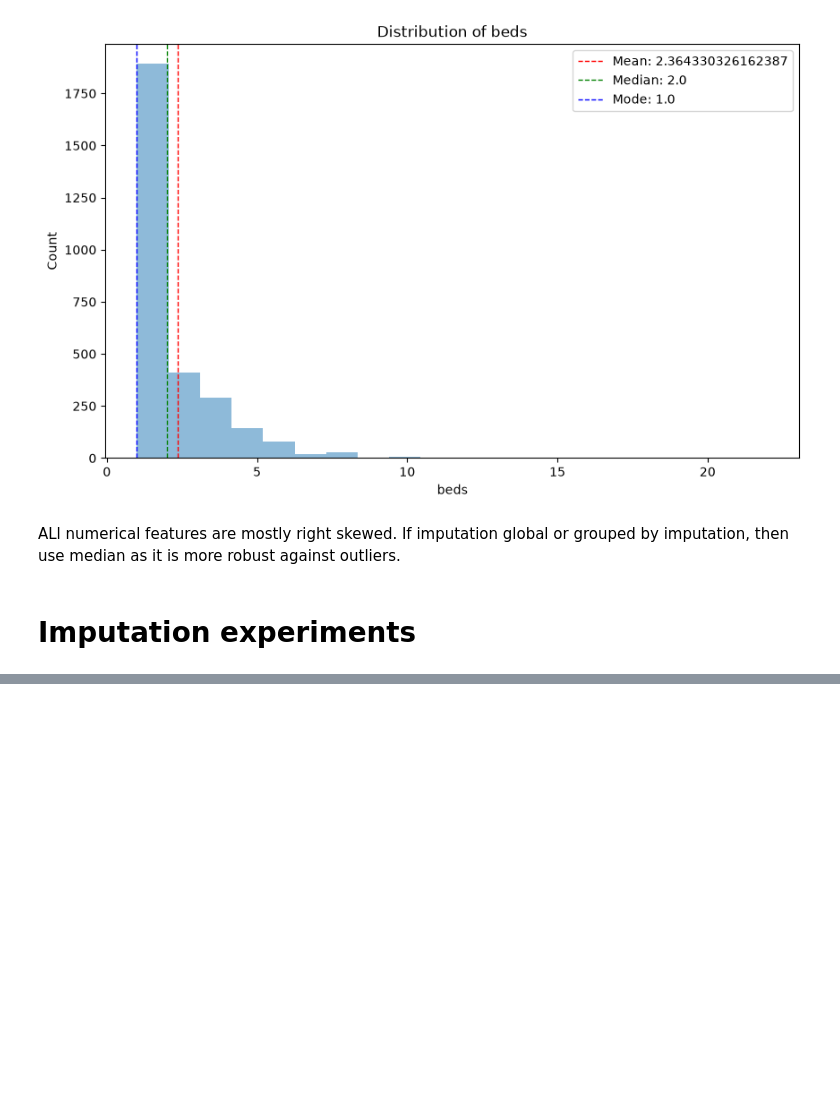
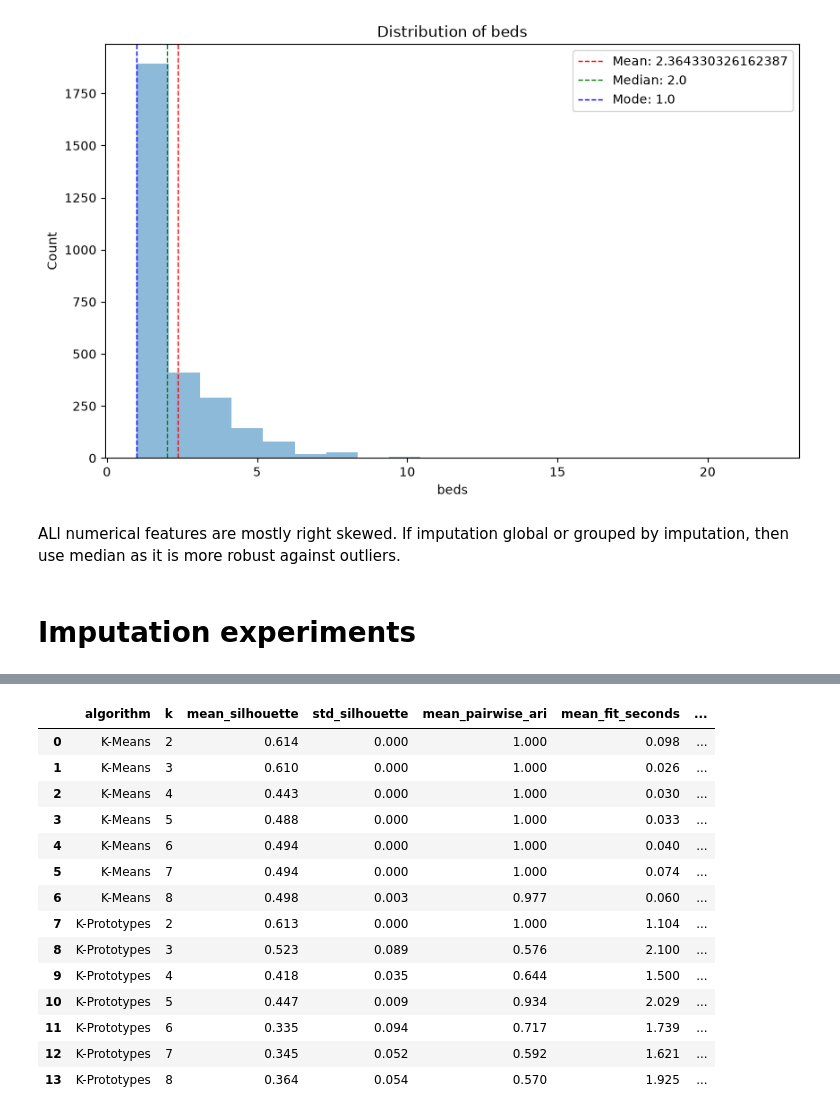
Before and after one commit to Petterluring/4dt911-vis-project-research, a Jupyter notebook: notebooks/experimentations/clustering.ipynb, the cells around one changed output, grey strips where cells are left out. Drawn from its saved outputs; the diff is of its cells as text; code cells hidden in the pictures; blank space fills up the shorter version.

```diff
--- a/notebooks/experimentations/clustering.ipynb
+++ b/notebooks/experimentations/clustering.ipynb
@@ -318,0 +391,91 @@ display(imputation_errors.pivot_table(
+# %%
+def fit_clustering_model(algorithm: str, k: int, seed: int):
+    """Fit one clustering model and return (fitted model, labels, seconds)."""
+    started = perf_counter()
+    if algorithm == "K-Means":
+        model = KMeans(n_clusters=k, n_init=10, random_state=seed)
+        labels = model.fit_predict(X_kmeans)
+    elif algorithm == "K-Prototypes":
+        model = KPrototypes(
+            n_clusters=k,
+            init="Cao",
+            n_init=2,
+            max_iter=100,
+            random_state=seed,
+            verbose=0,
+        )
+        labels = model.fit_predict(X_kprototypes, categorical=CATEGORICAL_INDICES)
+    else:
+        raise ValueError(f"Unknown algorithm: {algorithm}")
+    return model, np.asarray(labels, dtype=int), perf_counter() - started
+
+
+def evaluate_clustering():
+    """Evaluate fit quality and stability, retaining fits for later inspection."""
+    evaluations = []
+    fitted_models = {}
+    for algorithm in ["K-Means", "K-Prototypes"]:
+        for k in CLUSTER_COUNTS:
+            runs = []
+            for seed in RANDOM_SEEDS:
+                model, labels, duration = fit_clustering_model(algorithm, k, seed)
+                fitted_models[(algorithm, k, seed)] = (model, labels)
+                # Use a fixed random_state so the same subsample is used across runs.
+                if len(np.unique(labels)) > 1:
+                    silhouette = silhouette_score(
+                        X_evaluation,
+                        labels,
+                        sample_size=min(SILHOUETTE_SAMPLE_SIZE, len(labels)),
+                        random_state=42,
+                    )
+                else:
+                    silhouette = np.nan
+                runs.append(labels)
+                evaluations.append({
+                    "algorithm": algorithm,
+                    "k": k,
+                    "seed": seed,
+                    "silhouette": silhouette,
+                    "fit_seconds": duration,
+                    "smallest_cluster": int(np.bincount(labels, minlength=k).min()),
+                    "native_cost": float(model.inertia_ if algorithm == "K-Means" else model.cost_),
+                })
+            # Each k has one pairwise ARI summary across the different seeds.
+            pairwise_ari = [
+                adjusted_rand_score(runs[i], runs[j])
+                for i in range(len(runs)) for j in range(i + 1, len(runs))
+            ]
+            stability = float(np.mean(pairwise_ari)) if pairwise_ari else np.nan
+            for record in evaluations[-len(RANDOM_SEEDS):]:
+                record["mean_pairwise_ari"] = stability
+    return pd.DataFrame(evaluations), fitted_models
+
+clustering_runs, fitted_models = evaluate_clustering()
+clustering_summary = (
+    clustering_runs.groupby(["algorithm", "k"], as_index=False)
+    .agg(
+        mean_silhouette=("silhouette", "mean"),
+        std_silhouette=("silhouette", "std"),
+        mean_pairwise_ari=("mean_pairwise_ari", "mean"),
+        mean_fit_seconds=("fit_seconds", "mean"),
+        min_cluster_size=("smallest_cluster", "min"),
+        mean_native_cost=("native_cost", "mean"),
+    )
+)
+display(clustering_summary.round(3))
+# %% [output]
+|  | algorithm | k | mean_silhouette | std_silhouette | mean_pairwise_ari | mean_fit_seconds | ... |
+| 0 | K-Means | 2 | 0.614 | 0.000 | 1.000 | 0.098 | ... |
+| 1 | K-Means | 3 | 0.610 | 0.000 | 1.000 | 0.026 | ... |
+| 2 | K-Means | 4 | 0.443 | 0.000 | 1.000 | 0.030 | ... |
+| 3 | K-Means | 5 | 0.488 | 0.000 | 1.000 | 0.033 | ... |
+| 4 | K-Means | 6 | 0.494 | 0.000 | 1.000 | 0.040 | ... |
+| 5 | K-Means | 7 | 0.494 | 0.000 | 1.000 | 0.074 | ... |
+| 6 | K-Means | 8 | 0.498 | 0.003 | 0.977 | 0.060 | ... |
+| 7 | K-Prototypes | 2 | 0.613 | 0.000 | 1.000 | 1.104 | ... |
+| 8 | K-Prototypes | 3 | 0.523 | 0.089 | 0.576 | 2.100 | ... |
+| 9 | K-Prototypes | 4 | 0.418 | 0.035 | 0.644 | 1.500 | ... |
+| 10 | K-Prototypes | 5 | 0.447 | 0.009 | 0.934 | 2.029 | ... |
+| 11 | K-Prototypes | 6 | 0.335 | 0.094 | 0.717 | 1.739 | ... |
+| 12 | K-Prototypes | 7 | 0.345 | 0.052 | 0.592 | 1.621 | ... |
+| 13 | K-Prototypes | 8 | 0.364 | 0.054 | 0.570 | 1.925 | ... |
```
Also changed, not shown: parts of 24 cells of this notebook, 1 other file.
